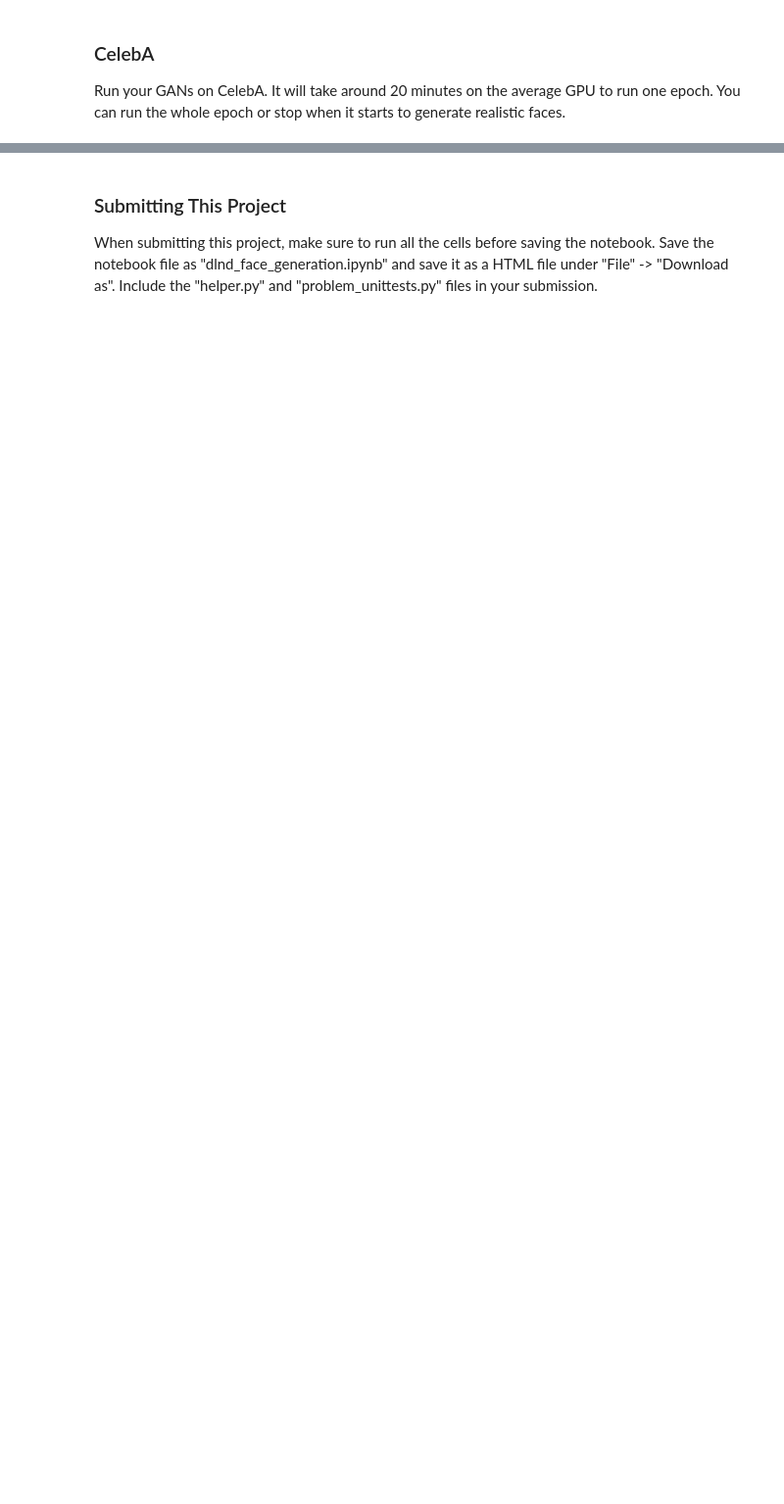
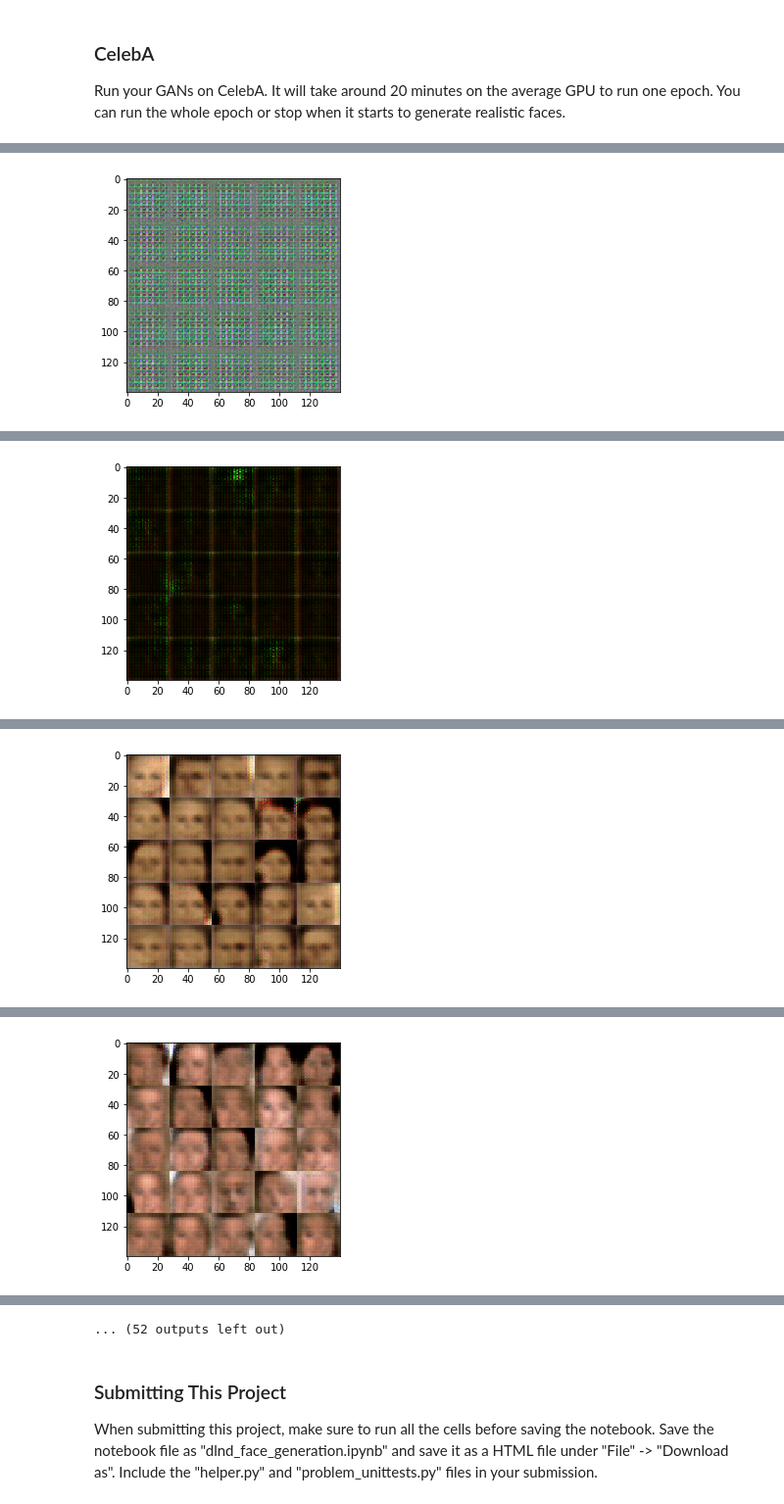
Before and after one commit to MichaelGradek/udacity-deeplearning-nanodegree-project-4, a Jupyter notebook: dlnd_face_generation.ipynb, the cells around one changed output, grey strips where cells are left out. Shown at 98% size. Drawn from its saved outputs; the diff is of its cells as text; code cells hidden in the pictures; blank space fills up the shorter version.

```diff
--- a/dlnd_face_generation.ipynb
+++ b/dlnd_face_generation.ipynb
@@ -425,10 +435,11 @@ TypeError: Cannot interpret feed_dict key as Tensor: Can not convert a float int
 ### CelebA
 Run your GANs on CelebA.  It will take around 20 minutes on the average GPU to run one epoch.  You can run the whole epoch or stop when it starts to generate realistic faces.
 # %%
-batch_size = None
-z_dim = None
-learning_rate = None
-beta1 = None
+batch_size = 64
+z_dim = 100
+learning_rate = 0.001
+beta1 = 0.5
+l_relu_alpha = 0.02
 
 
 """
@@ -439,4 +450,5 @@ epochs = 1
 celeba_dataset = helper.Dataset('celeba', glob(os.path.join(data_dir, 'img_align_celeba/*.jpg')))
 with tf.Graph().as_default():
     train(epochs, batch_size, z_dim, learning_rate, beta1, celeba_dataset.get_batches,
-          celeba_dataset.shape, celeba_dataset.image_mode)
+          celeba_dataset.shape, celeba_dataset.image_mode, l_relu_alpha)
+# %% [output]
@@ -442,0 +456 @@ with tf.Graph().as_default():
+[figure, added]
@@ -442,0 +458 @@ with tf.Graph().as_default():
+[figure, added]
@@ -442,0 +460 @@ with tf.Graph().as_default():
+[figure, added]
@@ -442,0 +462 @@ with tf.Graph().as_default():
+[figure, added]
@@ -443,3 +467,4 @@ with tf.Graph().as_default():
+... (52 outputs left out)
 # %% [markdown]
 ### Submitting This Project
 When submitting this project, make sure to run all the cells before saving the notebook. Save the notebook file as "dlnd_face_generation.ipynb" and save it as a HTML file under "File" -> "Download as". Include the "helper.py" and "problem_unittests.py" files in your submission.
```
Also changed, not shown: parts of 6 cells of this notebook.
